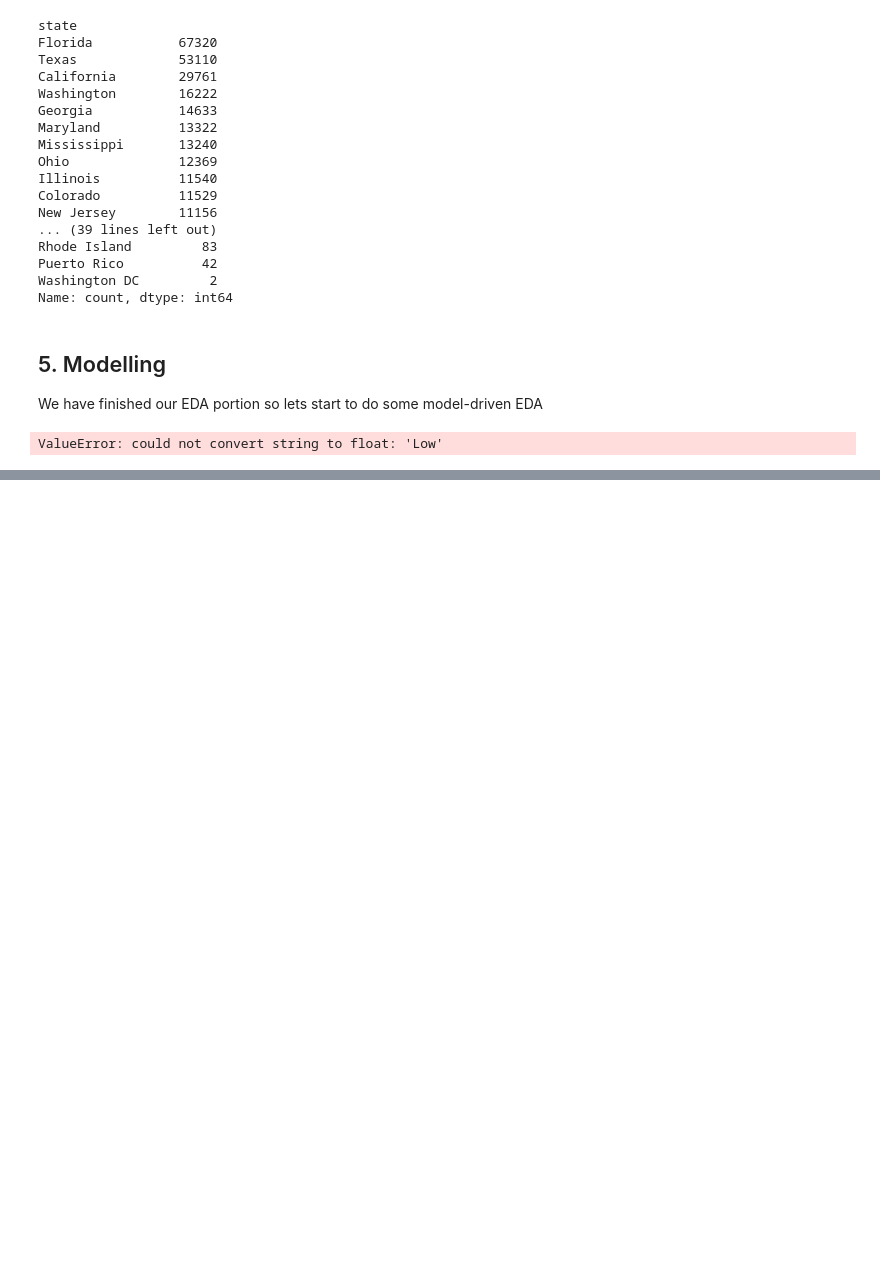
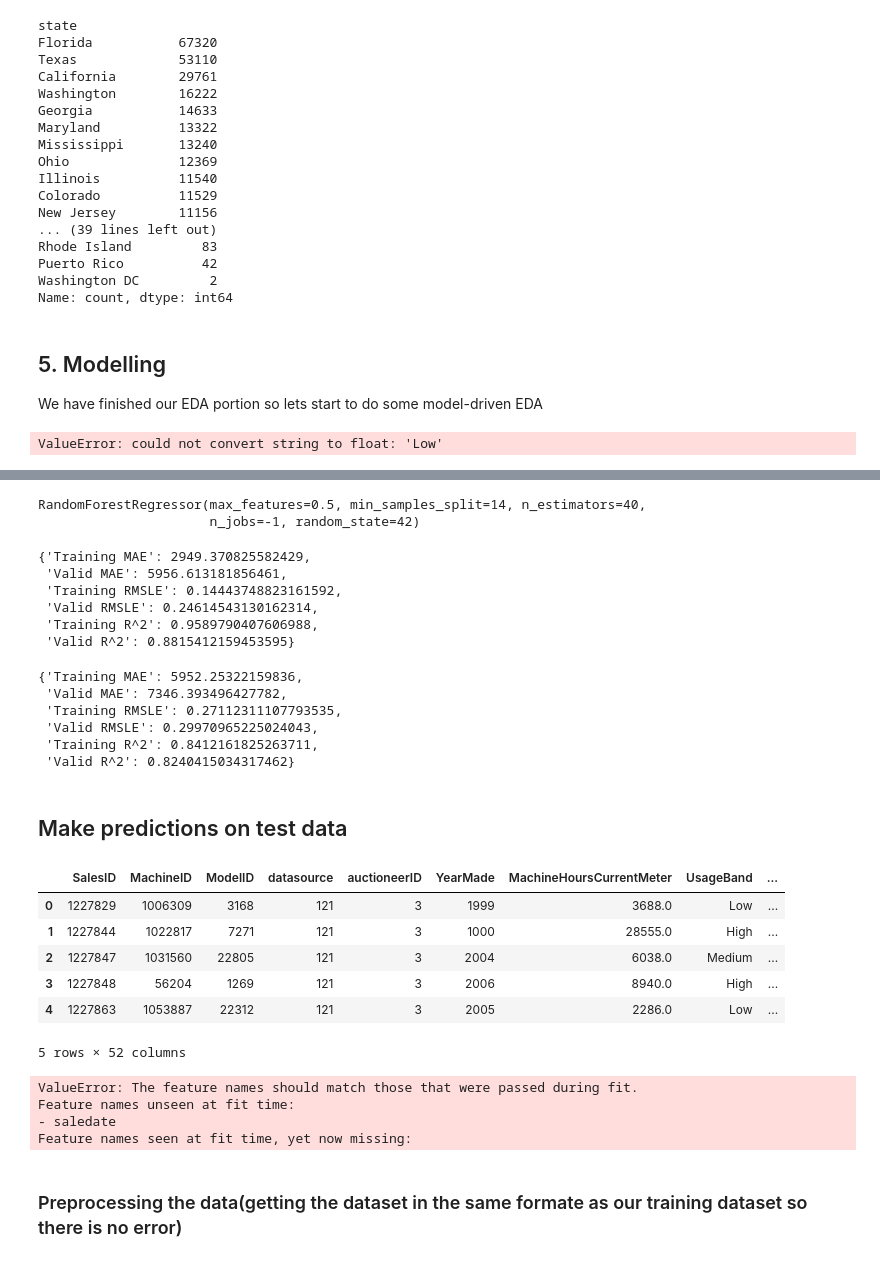
Before and after one commit to Kammohan/Machine-Learning-Bulldozer-Regressor, a Jupyter notebook: Bulldozer Price Regression Project.ipynb, the cells around one changed output, grey strips where cells are left out. Saved outputs shown, nothing was run; the diff lists cells and outputs as text; code cells hidden in the pictures; blank space fills up the shorter version.

```diff
--- a/Bulldozer Price Regression Project.ipynb
+++ b/Bulldozer Price Regression Project.ipynb
@@ -328,0 +504,58 @@ dtype: int64
+# %%
+#Using an ideal model
+ideal_model = RandomForestRegressor(n_estimators = 40, min_samples_leaf=1,
+                                    min_samples_split= 14, max_features=0.5,
+                                    n_jobs=-1, max_samples=None, random_state=42)
+
+#fitting the ideal model
+ideal_model.fit(x_train,y_train)
+# %% [output]
+RandomForestRegressor(max_features=0.5, min_samples_split=14, n_estimators=40,
+                      n_jobs=-1, random_state=42)
+# %%
+# scores for ideal model(trained for all the data)
+show_scores(ideal_model)
+# %% [output]
+{'Training MAE': 2949.370825582429,
+ 'Valid MAE': 5956.613181856461,
+ 'Training RMSLE': 0.14443748823161592,
+ 'Valid RMSLE': 0.24614543130162314,
+ 'Training R^2': 0.9589790407606988,
+ 'Valid R^2': 0.8815412159453595}
+# %%
+# scores on rs_model(only trained on 10,000 examples)
+show_scores(rs_model)
+# %% [output]
+{'Training MAE': 5952.25322159836,
+ 'Valid MAE': 7346.393496427782,
+ 'Training RMSLE': 0.27112311107793535,
+ 'Valid RMSLE': 0.29970965225024043,
+ 'Training R^2': 0.8412161825263711,
+ 'Valid R^2': 0.8240415034317462}
+# %% [markdown]
+## Make predictions on test data
+# %%
+# Import the test data
+df_test = pd.read_csv("data/bluebook-for-bulldozers/Test.csv",
+                      low_memory=False,
+                      parse_dates=["saledate"])
+
+df_test.head()
+# %% [output]
+|  | SalesID | MachineID | ModelID | datasource | auctioneerID | YearMade | MachineHoursCurrentMeter | UsageBand | ... |
+| 0 | 1227829 | 1006309 | 3168 | 121 | 3 | 1999 | 3688.0 | Low | ... |
+| 1 | 1227844 | 1022817 | 7271 | 121 | 3 | 1000 | 28555.0 | High | ... |
+| 2 | 1227847 | 1031560 | 22805 | 121 | 3 | 2004 | 6038.0 | Medium | ... |
+| 3 | 1227848 | 56204 | 1269 | 121 | 3 | 2006 | 8940.0 | High | ... |
+| 4 | 1227863 | 1053887 | 22312 | 121 | 3 | 2005 | 2286.0 | Low | ... |
+5 rows × 52 columns
+# %%
+# Make predictions on the test dataset
+test_preds = ideal_model.predict(df_test)
+# %% [output]
+ValueError: The feature names should match those that were passed during fit.
+Feature names unseen at fit time:
+- saledate
+Feature names seen at fit time, yet now missing:
+# %% [markdown]
+### Preprocessing the data(getting the dataset in the same formate as our training dataset so there is no error)
```
Also changed, not shown: parts of 59 cells of this notebook.
